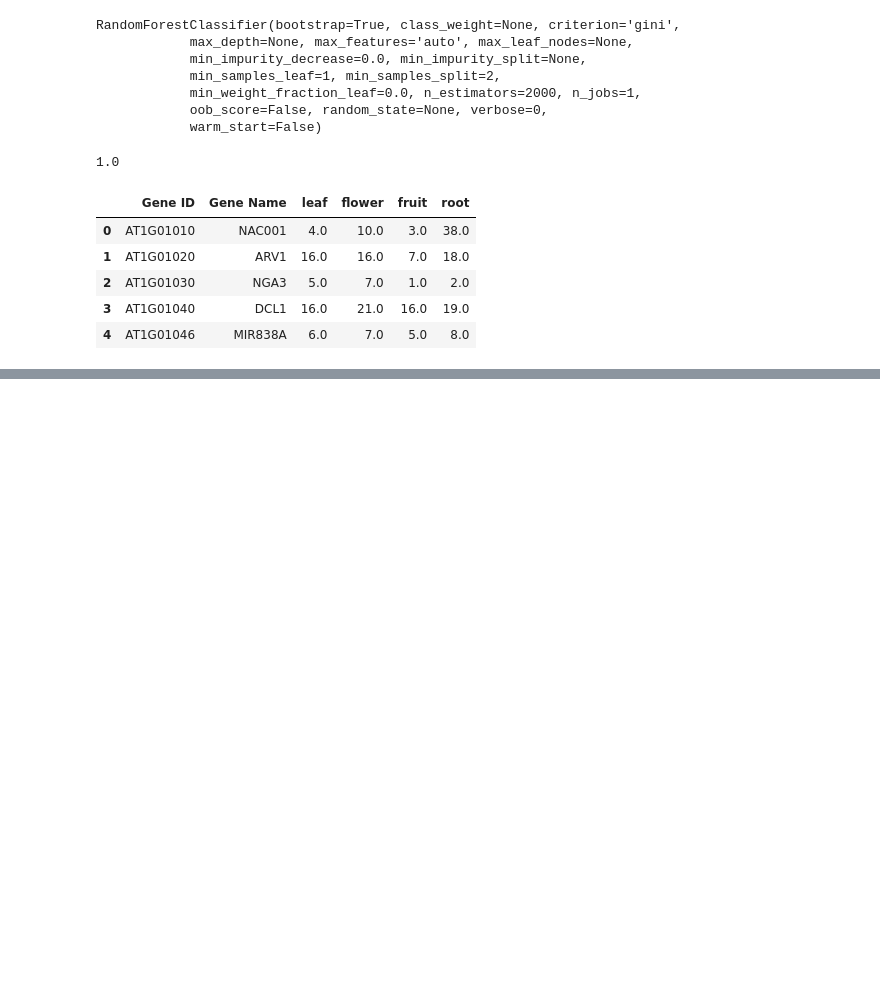
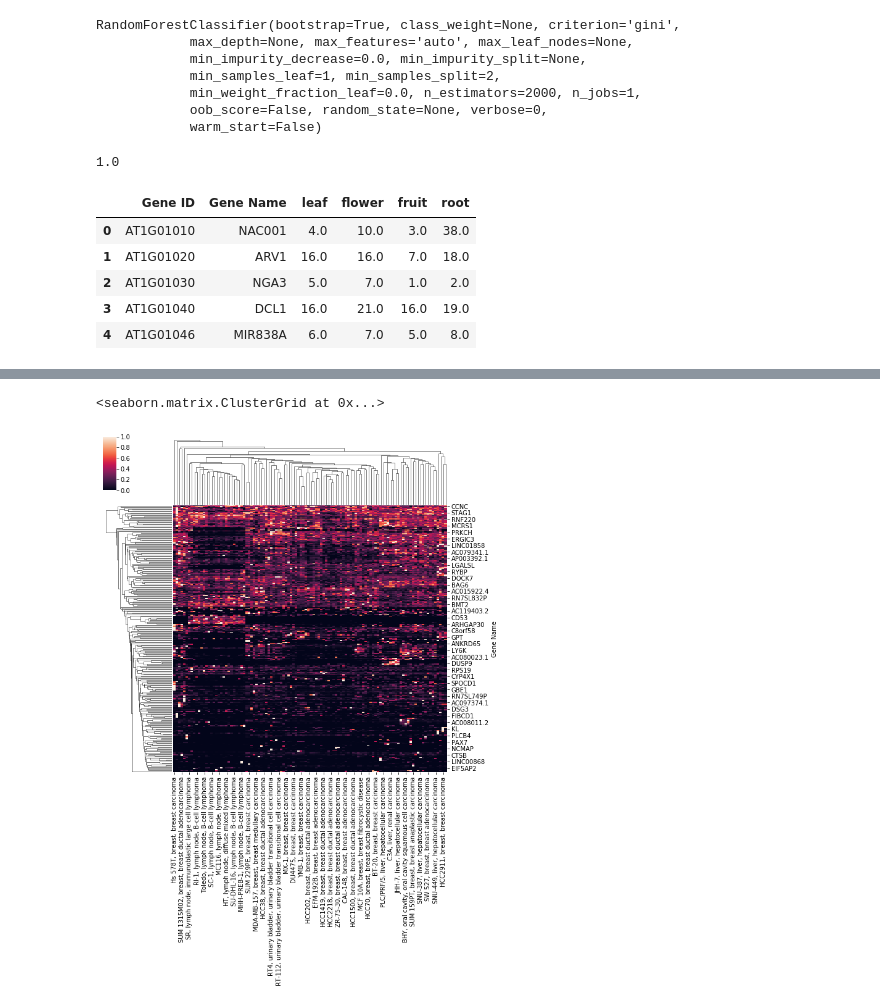
Before and after one commit to k821209/biobigdata, a Jupyter notebook: 5. ML_application.ipynb, the cells around one changed output, grey strips where cells are left out. Cells and saved outputs as stored; diff of their text form; code cells hidden in the pictures; blank space fills up the shorter version.

```diff
--- a/5. ML_application.ipynb
+++ b/5. ML_application.ipynb
@@ -246,0 +275,26 @@ df_tissues.head()
+# %%
+import seaborn as sb
+from sklearn.ensemble import GradientBoostingClassifier
+df_cancer      = pd.read_csv('/home/k821209/common/E-MTAB-2706.tpms.tsv',sep='\t',comment='#')
+c              = df_cancer.columns[1:]
+df_cancer_c_ix = df_cancer[c].set_index('Gene Name').fillna(0)
+
+tissues     = list(set([x.split(',')[1].strip() for x in df_cancer.columns[2:]]))
+# reduce number of tissues
+tissues_sub = tissues[0:5]
+
+m                  = [x.split(',')[1].strip() in tissues_sub for x in df_cancer.columns[2:]]
+c                  = df_cancer_c_ix.columns[m]
+df_cancer_c_ix_sub = df_cancer_c_ix[c]
+
+X = df_cancer_c_ix_sub.values.T
+y = [tissues_sub.index(x.split(',')[1].strip()) for x in df_cancer_c_ix_sub.columns]
+
+gb = GradientBoostingClassifier(n_estimators=2000,learning_rate=0.1)
+gb.fit(X,y)
+m = gb.feature_importances_ > 0
+
+sb.clustermap(df_cancer_c_ix_sub[m],standard_scale=0)
+# %% [output]
+<seaborn.matrix.ClusterGrid at 0x...>
+[figure, added]
```
Also changed, not shown: parts of 14 cells of this notebook.
